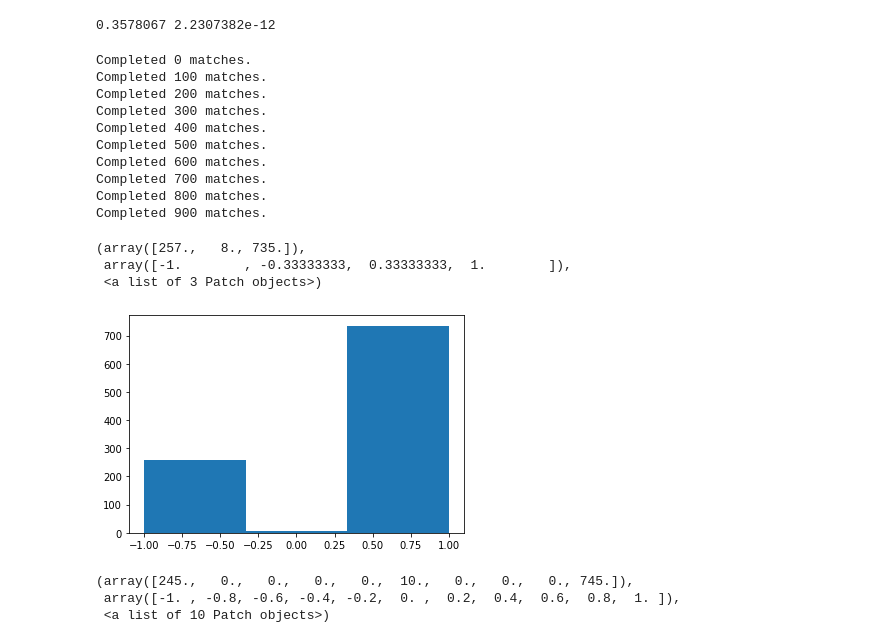
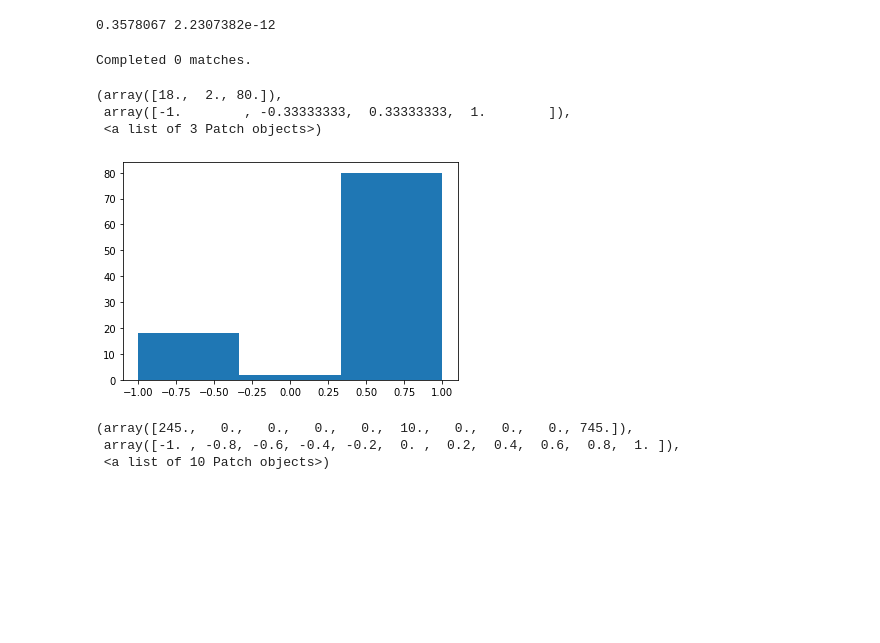
Before and after one commit to amdson/azul_rl, a Jupyter notebook: flax_rl_azul.ipynb, the cells around one changed output. Drawn from its saved outputs; the diff is of its cells as text; code cells hidden in the pictures; blank space fills up the shorter version.

```diff
--- a/flax_rl_azul.ipynb
+++ b/flax_rl_azul.ipynb
@@ -432,0 +412,39 @@ Batch 99
+# %%
+def play_match(agent1, agent2):
+    board = init_board()
+    agents = [agent1, agent2]
+    step = 0
+    while True:
+        a = agents[step%2](board)
+        board = flip_board(get_next_state(board, a))
+        reward, game_over = get_reward(board)
+        # print(step, board)
+        if(game_over):
+            return reward**step
+        step += 1
+
+def multiple_episodes(f):
+  train_examples = []
+  for i in range(1):
+    train_examples += self_play_episode(f)
+  return train_examples
+
+rng_azul = np.random.default_rng(6546547)
+state = create_train_state(rng, 0.01, 0.1)
+old_agent = None
+for i in range(2):
+    print(f"Batch {i}")
+    train_examples = multiple_episodes(lambda x: model_agent(x, {'params': state.params}))
+    state_b, pa_b, r_b = batch_examples(train_examples)
+    state = train_step(state, state_b, pa_b, r_b)
+    new_agent = lambda b: learned_agent(b, state)
+    if i > 0:
+      match_results = []
+      for i in range(100):
+          match_results.append(play_match(new_agent, old_agent))
+      print("% matches won by new agent: " + str(match_results.count(1)))
+
+    old_agent = new_agent
+CKPT_DIR = 'ckpts'
+checkpoints.save_checkpoint(ckpt_dir=CKPT_DIR, target=state, step=15)
+state = checkpoints.restore_checkpoint(ckpt_dir=CKPT_DIR, target=state)
@@ -501,7 +523,7 @@ model = TTTModel()
 action_prior, value = model.apply({'params': state.params}, board)
 print(action_prior.reshape((3,3)), value)"""
 
-def learned_agent(board):
+def learned_agent(board, state):
     prior = model_agent(board, {'params': state.params})[0]
     prior *= get_valid_mask(board)
     return np.argmax(prior)
@@ -516,38 +538,29 @@ def random_agent(board):
 # %%
 def play_match(agent1, agent2):
     board = init_board()
     agents = [agent1, agent2]
     step = 0
     while True:
         a = agents[step%2](board)
         board = flip_board(get_next_state(board, a))
         reward, game_over = get_reward(board)
         # print(step, board)
         if(game_over):
             return reward**step
         step += 1
 
 match_results = []
-for i in range(1000):
+for i in range(100):
     if i % 100 == 0:
       print("Completed " + str(i) + " matches.")
     match_results.append(play_match(learned_agent, random_agent))
 plt.hist(match_results, bins=3)
 # %% [output]
 Completed 0 matches.
-Completed 100 matches.
-Completed 200 matches.
-Completed 300 matches.
-Completed 400 matches.
-Completed 500 matches.
-Completed 600 matches.
-Completed 700 matches.
-Completed 800 matches.
-Completed 900 matches.
-(array([257.,   8., 735.]),
+(array([18.,  2., 80.]),
  array([-1.        , -0.33333333,  0.33333333,  1.        ]),
  <a list of 3 Patch objects>)
-[figure, old version]
+[figure, new version]
 # %%
 match_results = []
 for i in range(1000):
```
Also changed, not shown: parts of 7 cells of this notebook.
